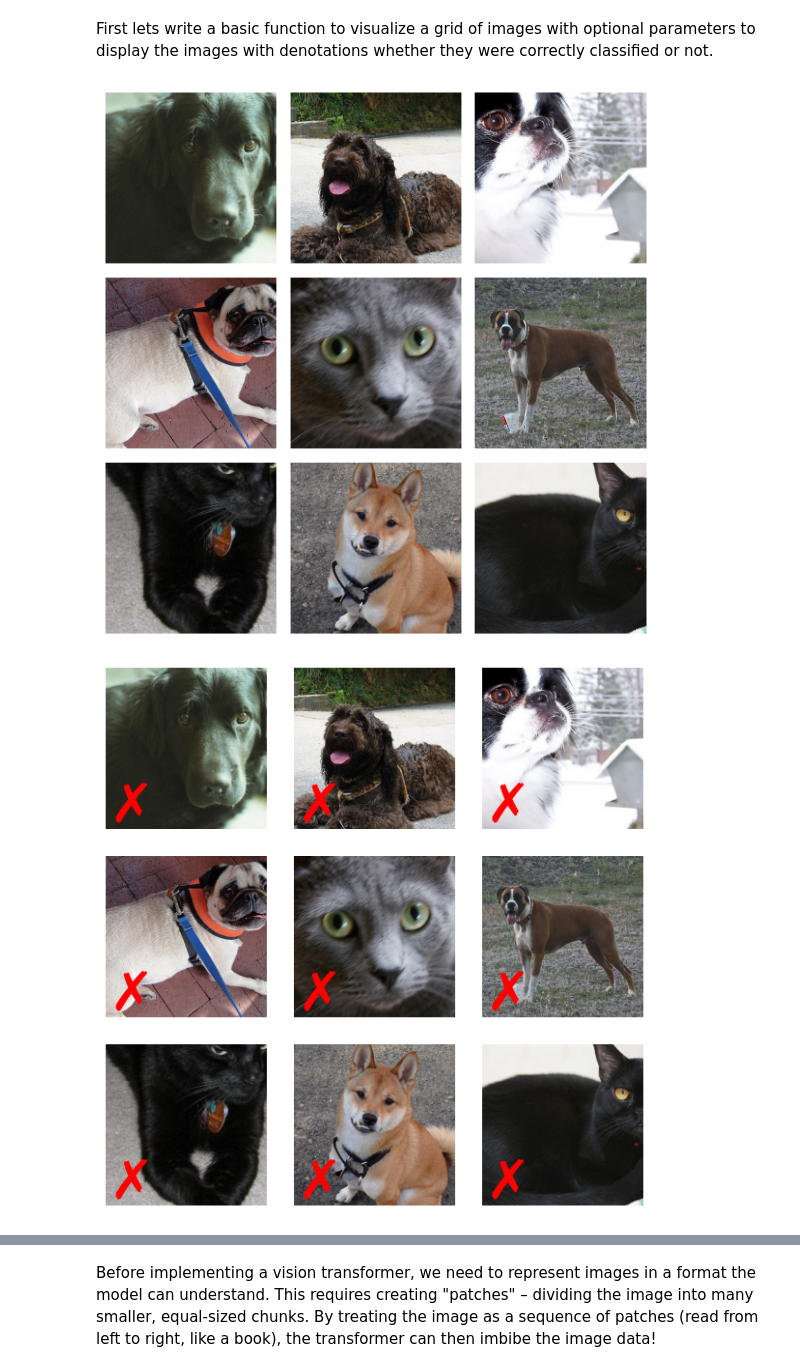
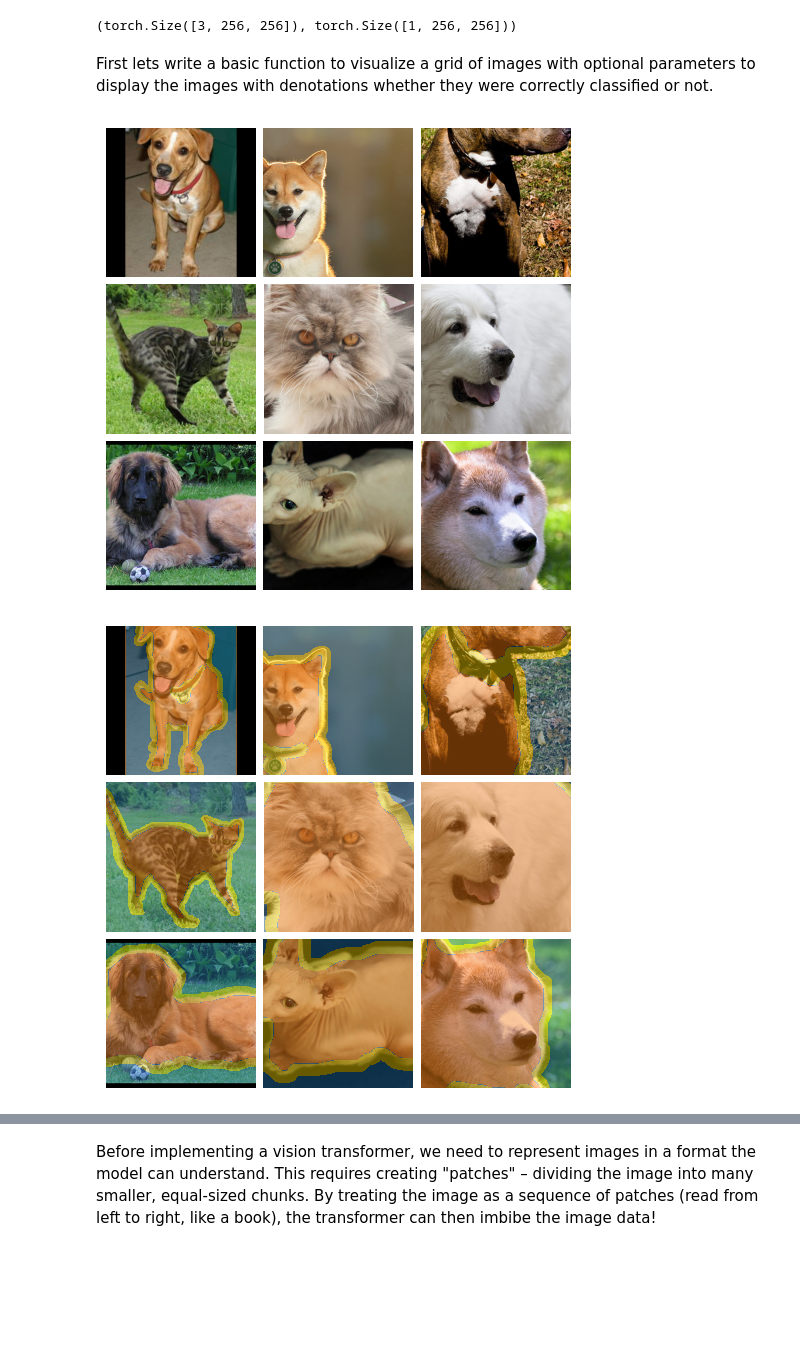
Before and after one commit to BjarniHaukur/minimal-ml, a Jupyter notebook: vision_transformer.ipynb, the cells around one changed output, grey strips where cells are left out. Cells and saved outputs as stored; diff of their text form; code cells hidden in the pictures; blank space fills up the shorter version.

Commit message:
segmentation masks and patches

```diff
--- a/vision_transformer.ipynb
+++ b/vision_transformer.ipynb
@@ -35,46 +54,52 @@ transforms = Compose([
 # %%
-
-ds = OxfordIIITPet(root='data', download=True, split='trainval', transform=transforms)
+ds = OxfordIIITPet(root='data', download=True, split="trainval", target_types="segmentation", transform=data_transforms, target_transform=target_transforms)
 
 train_ds, val_ds = random_split(ds, [0.8, 0.2])
+# %%
+train_ds[0][0].shape, train_ds[0][1].shape
+# %% [output]
+(torch.Size([3, 256, 256]), torch.Size([1, 256, 256]))
 # %% [markdown]
 First lets write a basic function to visualize a grid of images with optional parameters to display the images with denotations whether they were correctly classified or not.
 # %%
 import math
 
-def plot_imgs(imgs, pred_labels=None, true_labels=None, figsize=(12, 12)):
-    num_imgs = len(imgs)
+from matplotlib.colors import ListedColormap
+
+mean = [0.485, 0.456, 0.406]  # ImageNet normalization
+std = [0.229, 0.224, 0.225]
+
+def plot_imgs(imgs=None, masks=None, figsize=(12, 12), alpha=0.4):
+    num_imgs = len(imgs or masks)
     nrows = int(math.ceil(math.sqrt(num_imgs)))
     ncols = int(math.ceil(num_imgs / nrows))
-
     fig, axes = plt.subplots(nrows, ncols, figsize=figsize)
     axes = axes.flatten() if num_imgs > 1 else [axes]
 
-    for i, (img, ax) in enumerate(zip(imgs, axes)):
-        img = img.clone()
-        img = img * torch.tensor(std).view(3, 1, 1) + torch.tensor(mean).view(3, 1, 1)
+    # Define segmentation colormap
+    seg_colors = ['black', '#ff7f0e', '#1f77b4', '#ffdd00']
+    seg_cmap = ListedColormap(seg_colors)
 
+    for i, ax in enumerate(axes):
+        if imgs is not None:
+            img = imgs[i] * torch.tensor(std).view(3, 1, 1) + torch.tensor(mean).view(3, 1, 1)  # unnormalize
+            ax.imshow(img.permute(1, 2, 0).numpy())
 
-        ax.imshow(img.permute(1, 2, 0))
+        if masks is not None:
+            mask = masks[i].squeeze().numpy()  # Remove channel dimension if present
+            ax.imshow(mask, cmap=seg_cmap, alpha=alpha, vmin=0, vmax=3)
+
         ax.axis('off')
 
-        if pred_labels is not None and true_labels is not None:
-            symbol = '✓' if pred_labels[i] == true_labels[i] else '✗'
-            color = 'limegreen' if pred_labels[i] == true_labels[i] else 'red'
-            ax.text(0.3, 0.3, symbol, color=color, fontsize=40,
-                    ha='right', va='top', transform=ax.transAxes,
-                    fontweight='bold')
-
-    plt.tight_layout()
+    plt.subplots_adjust(wspace=0.05, hspace=0.05)
     plt.show()
 
 
-imgs, labels = map(list, zip(*[ds[i] for i in random.sample(range(len(ds)), 9)]))
-fake_labels = [0, 1, 2, 3, 4, 5, 6, 7, 8]
+imgs, masks = map(list, zip(*[train_ds[i] for i in random.sample(range(len(train_ds)), 9)]))
 plot_imgs(imgs, figsize=(6, 6))
 # %% [output]
-[figure, old version]
+[figure, new version]
 # %%
-plot_imgs(imgs, fake_labels, labels, figsize=(6, 6))
+plot_imgs(imgs=imgs, masks=masks, figsize=(6, 6))
 # %% [output]
-[figure, old version]
+[figure, new version]
```
Also changed, not shown: parts of 5 cells of this notebook.
